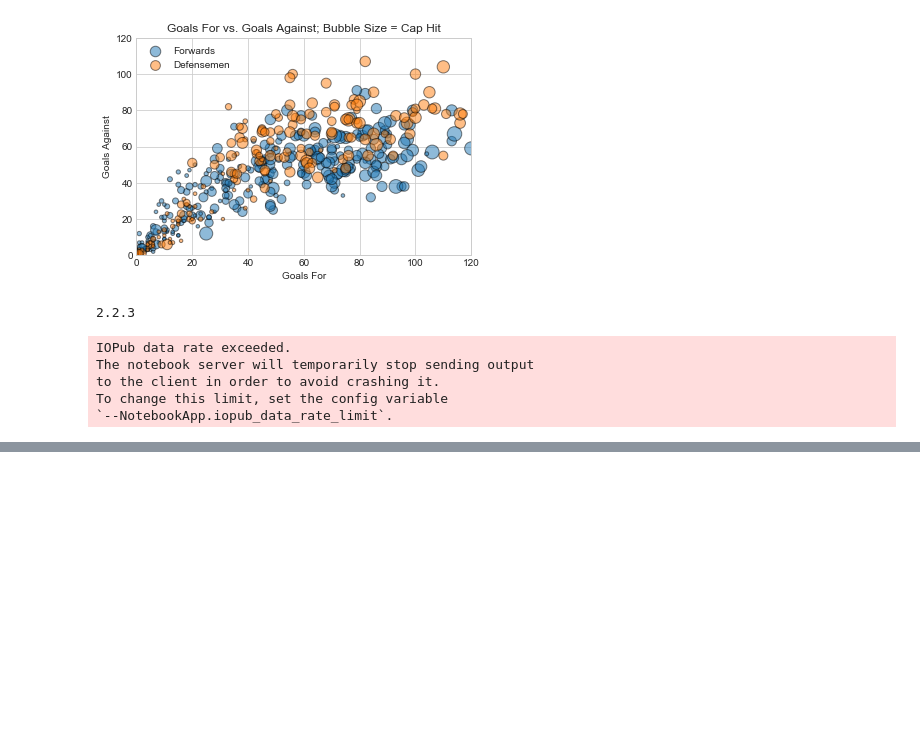
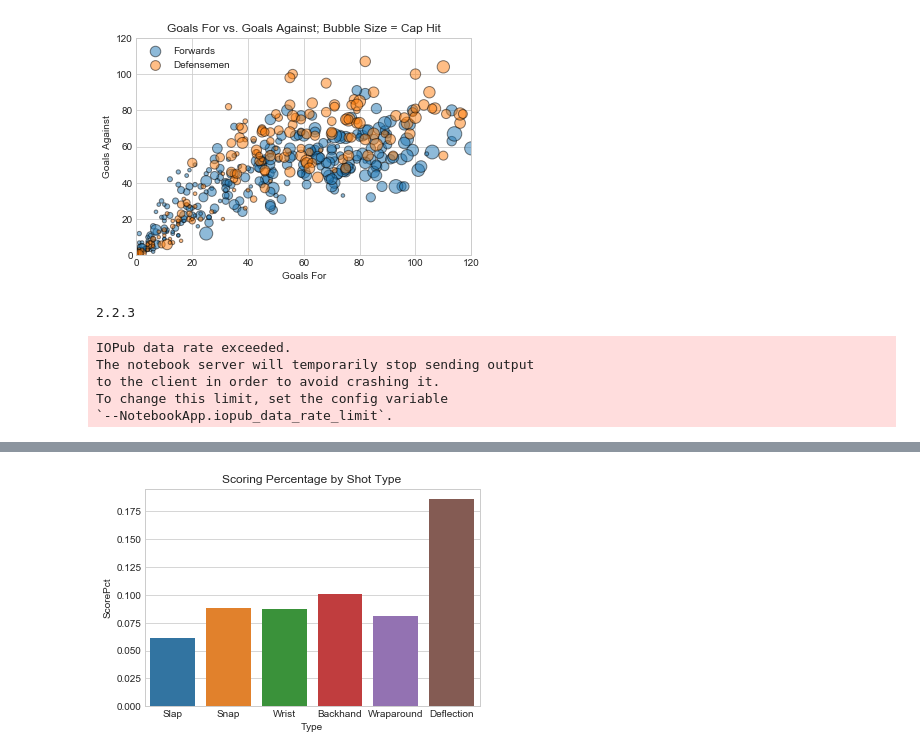
Before and after one commit to cjgargano/UCI-Project-01, a Jupyter notebook: NHL_Data_Analysis.ipynb, the cells around one changed output, grey strips where cells are left out. Saved outputs shown, nothing was run; the diff lists cells and outputs as text; code cells hidden in the pictures; blank space fills up the shorter version.

```diff
--- a/NHL_Data_Analysis.ipynb
+++ b/NHL_Data_Analysis.ipynb
@@ -354,0 +429,7 @@ max(max(ufa_df["CH GF"]), max(ufa_df["CH GA"]))
+# %%
+#Create a bar plot of Scoring Percentage by Type
+score_pct_plot = sns.barplot(x = "Type", y = "ScorePct", data = shot_analysis, ci = 0)
+plt.title("Scoring Percentage by Shot Type")
+plt.show()
+# %% [output]
+[figure, added]
```
Also changed, not shown: parts of 11 cells of this notebook.
